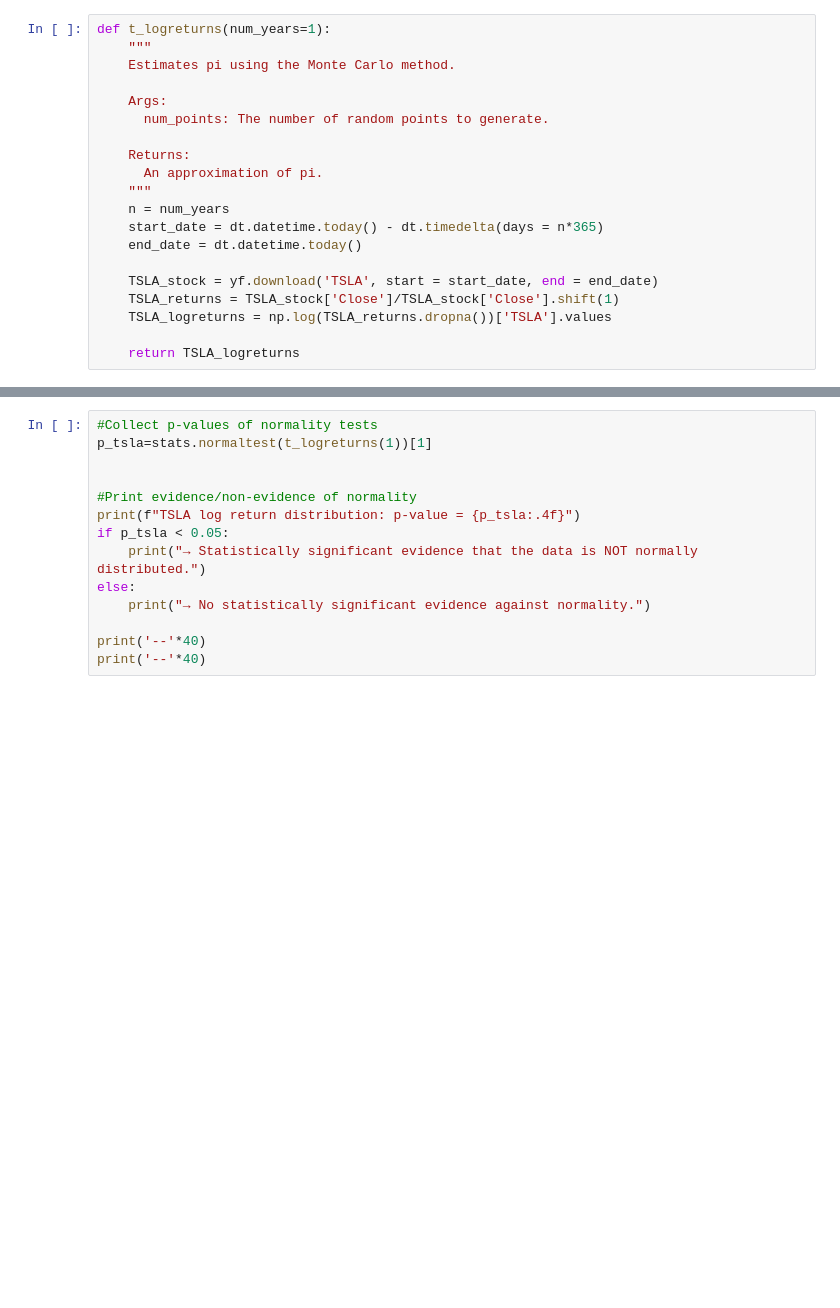
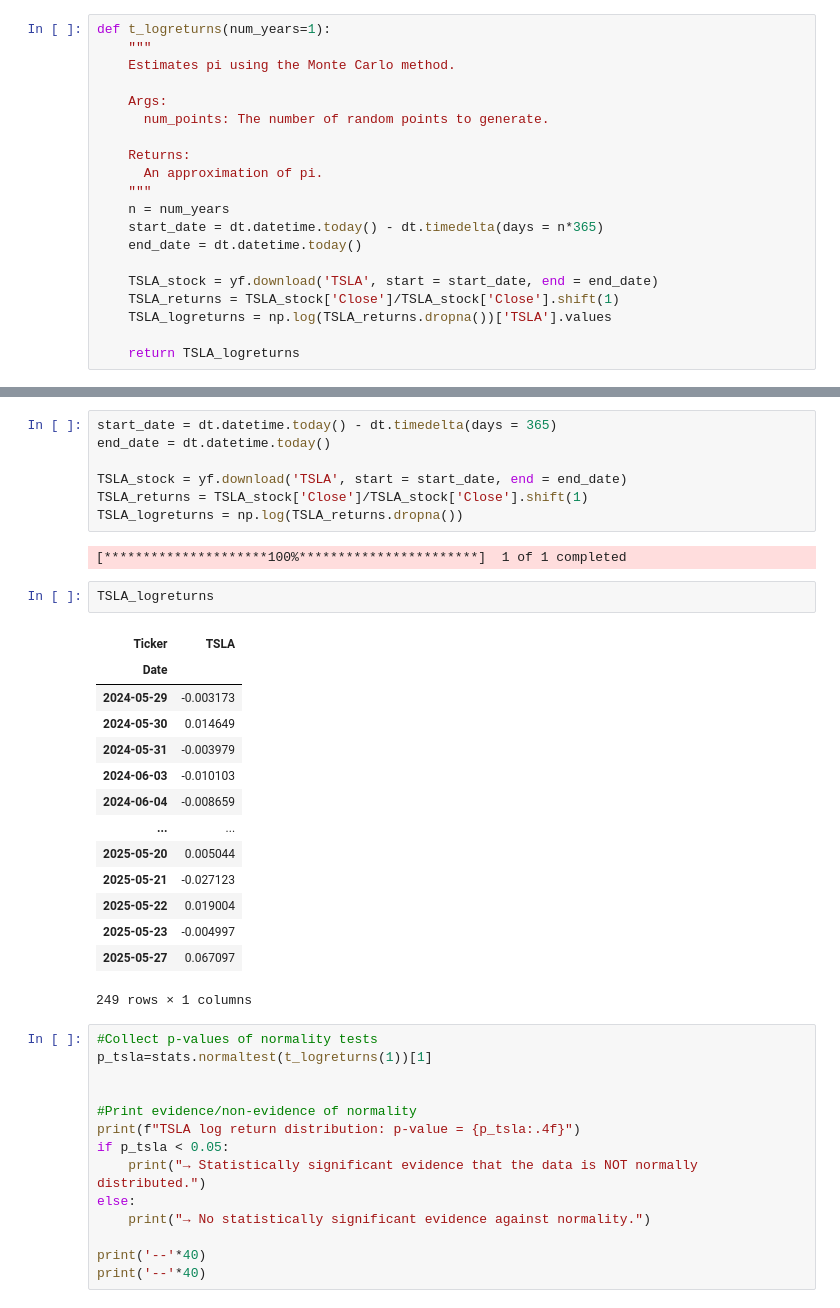
Before and after one commit to danieldelarivam/quant_erdos, a Jupyter notebook: Mini Projects/Mini Project 2.ipynb, the cells around one changed output, grey strips where cells are left out. Saved outputs shown, nothing was run; the diff lists cells and outputs as text; blank space fills up the shorter version.

```diff
--- a/Mini Projects/Mini Project 2.ipynb
+++ b/Mini Projects/Mini Project 2.ipynb
@@ -57,3 +79,29 @@ def t_logreturns(num_years=1):
+# %%
+start_date = dt.datetime.today() - dt.timedelta(days = 365)
+end_date = dt.datetime.today()
+
+TSLA_stock = yf.download('TSLA', start = start_date, end = end_date)
+TSLA_returns = TSLA_stock['Close']/TSLA_stock['Close'].shift(1)
+TSLA_logreturns = np.log(TSLA_returns.dropna())
+# %% [output]
+[*********************100%***********************]  1 of 1 completed
+# %%
+TSLA_logreturns
+# %% [output]
+| Ticker | TSLA |
+| Date |  |
+| 2024-05-29 | -0.003173 |
+| 2024-05-30 | 0.014649 |
+| 2024-05-31 | -0.003979 |
+| 2024-06-03 | -0.010103 |
+| 2024-06-04 | -0.008659 |
+| ... | ... |
+| 2025-05-20 | 0.005044 |
+| 2025-05-21 | -0.027123 |
+| 2025-05-22 | 0.019004 |
+| 2025-05-23 | -0.004997 |
+| 2025-05-27 | 0.067097 |
+249 rows × 1 columns
 # %%
 #Collect p-values of normality tests
 p_tsla=stats.normaltest(t_logreturns(1))[1]
```
Also changed, not shown: parts of 1 cell of this notebook, 1 other file.
